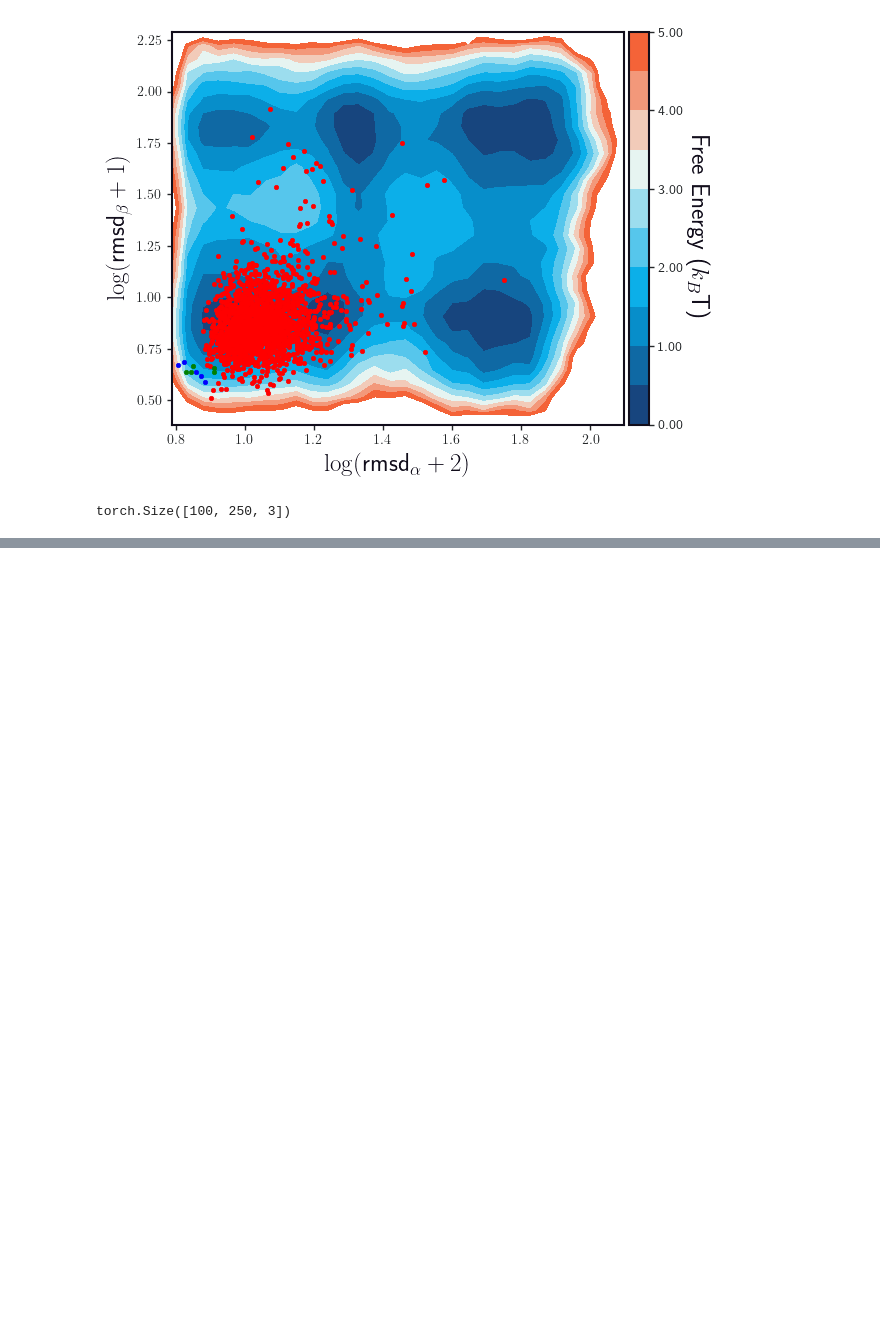
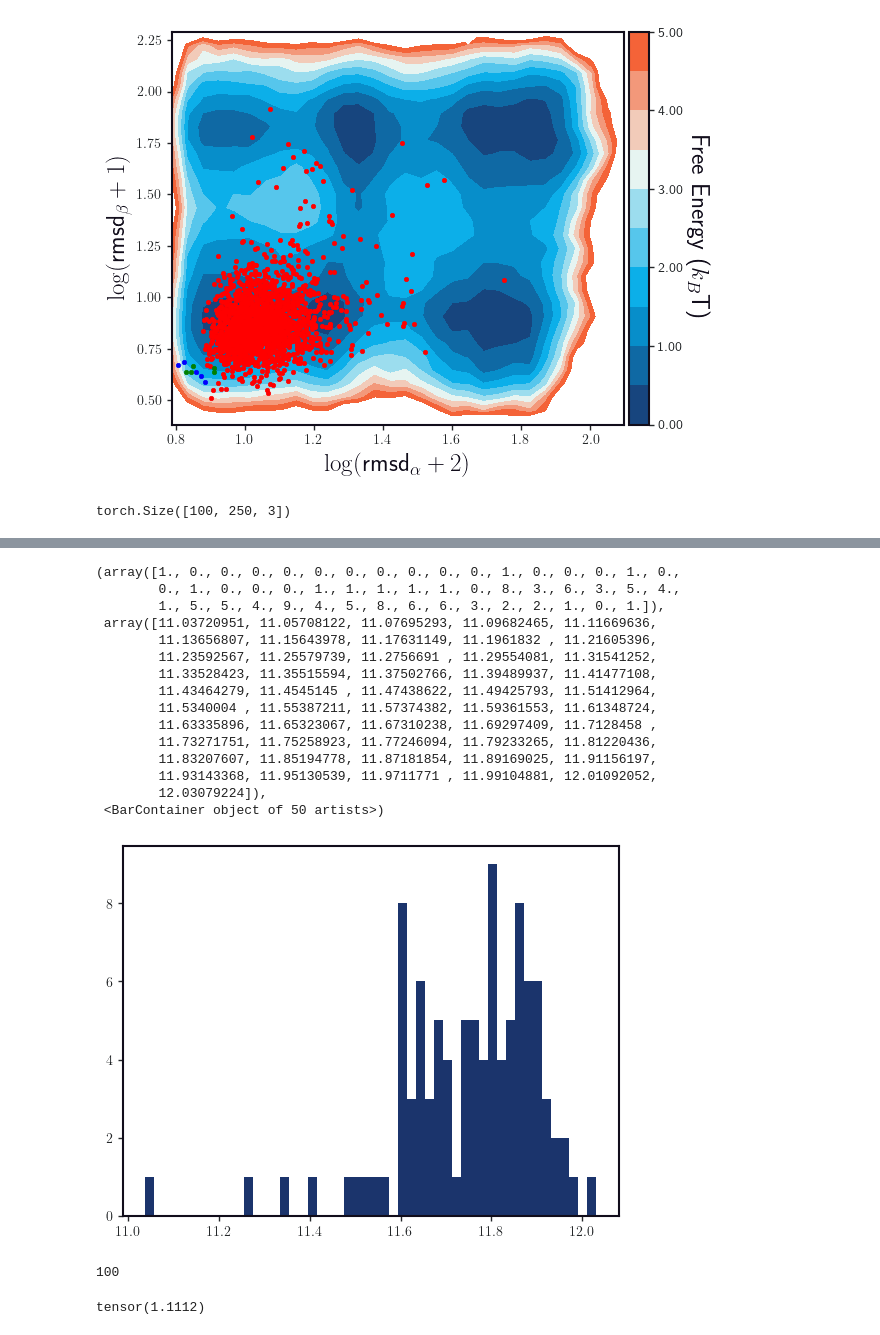
Before and after one commit to EthanZ0524/boltz-likelihoods, a Jupyter notebook: notebooks/setup_bias_force_bba.ipynb, the cells around one changed output, grey strips where cells are left out. Cells and saved outputs as stored; diff of their text form; code cells hidden in the pictures; blank space fills up the shorter version.

```diff
--- a/notebooks/setup_bias_force_bba.ipynb
+++ b/notebooks/setup_bias_force_bba.ipynb
@@ -615,0 +690,35 @@ EQYTAKYKGRTFRNEKELRDFIEKFKGR
+# %%
+# load the starting coordinates
+
+start_pos = torch.load("/global/cfs/cdirs/m4235/boltz_files/bba/boltz_results_bba_umbrella_test2/umbrella_1/starting_coords.pt").to("cpu")
+
+# find the minimum distance between two atoms in each frame
+all_dists = torch.norm(start_pos[:, None, :, :] - start_pos[:, :, None, :], dim=-1)
+all_dists = all_dists + torch.eye(all_dists.shape[1])[None, :, :] * 1e6
+min_dists = torch.amin(all_dists, dim=(1, 2), )
+plt.hist(min_dists.numpy(), bins=50)
+# %% [output]
+(array([1., 0., 0., 0., 0., 0., 0., 0., 0., 0., 0., 1., 0., 0., 0., 1., 0.,
+        0., 1., 0., 0., 0., 1., 1., 1., 1., 1., 0., 8., 3., 6., 3., 5., 4.,
+        1., 5., 5., 4., 9., 4., 5., 8., 6., 6., 3., 2., 2., 1., 0., 1.]),
+ array([11.03720951, 11.05708122, 11.07695293, 11.09682465, 11.11669636,
+        11.13656807, 11.15643978, 11.17631149, 11.1961832 , 11.21605396,
+        11.23592567, 11.25579739, 11.2756691 , 11.29554081, 11.31541252,
+        11.33528423, 11.35515594, 11.37502766, 11.39489937, 11.41477108,
+        11.43464279, 11.4545145 , 11.47438622, 11.49425793, 11.51412964,
+        11.5340004 , 11.55387211, 11.57374382, 11.59361553, 11.61348724,
+        11.63335896, 11.65323067, 11.67310238, 11.69297409, 11.7128458 ,
+        11.73271751, 11.75258923, 11.77246094, 11.79233265, 11.81220436,
+        11.83207607, 11.85194778, 11.87181854, 11.89169025, 11.91156197,
+        11.93143368, 11.95130539, 11.9711771 , 11.99104881, 12.01092052,
+        12.03079224]),
+ <BarContainer object of 50 artists>)
+[figure, added]
+# %%
+start_traj = md.load("/global/cfs/cdirs/m4235/boltz_files/bba/umbrella/all_bba_start_positions.pdb")
+print(start_traj.n_frames)
+pos = torch.tensor(start_traj.xyz * 10, dtype=torch.float32)
+torch.norm(pos[0,0,:] - pos[0,1,:], dim=-1)
+# %% [output]
+100
+tensor(1.1112)
```
Also changed, not shown: parts of 25 cells of this notebook.
